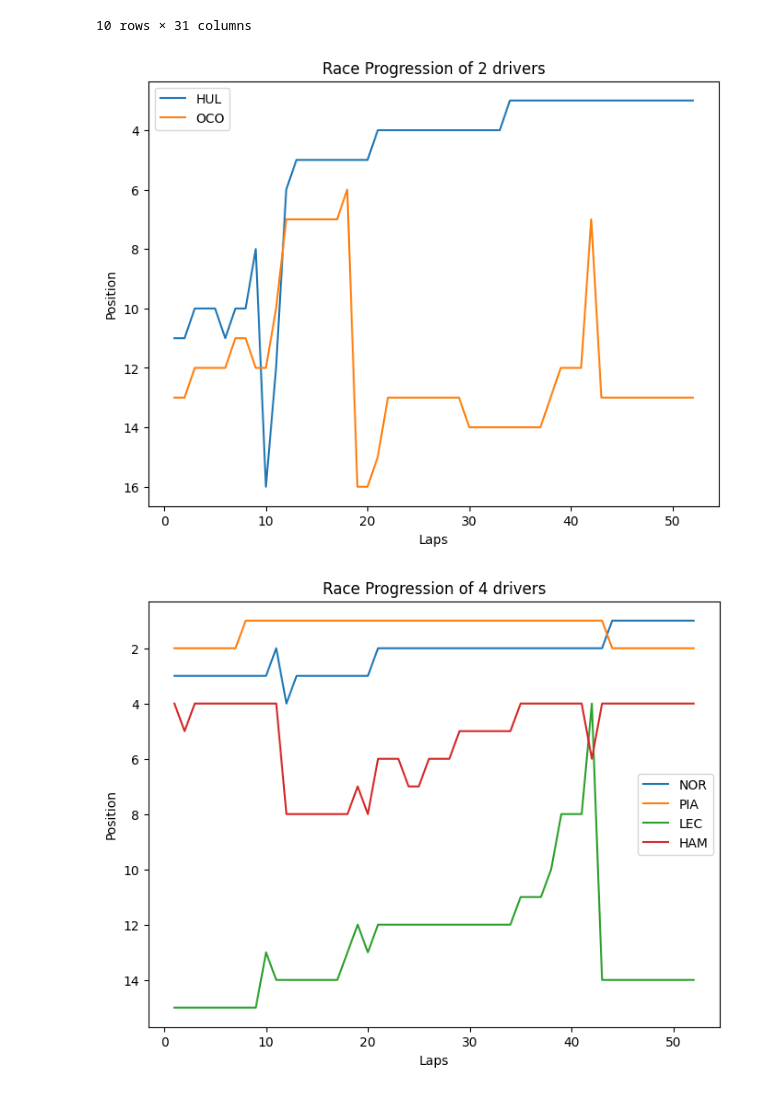
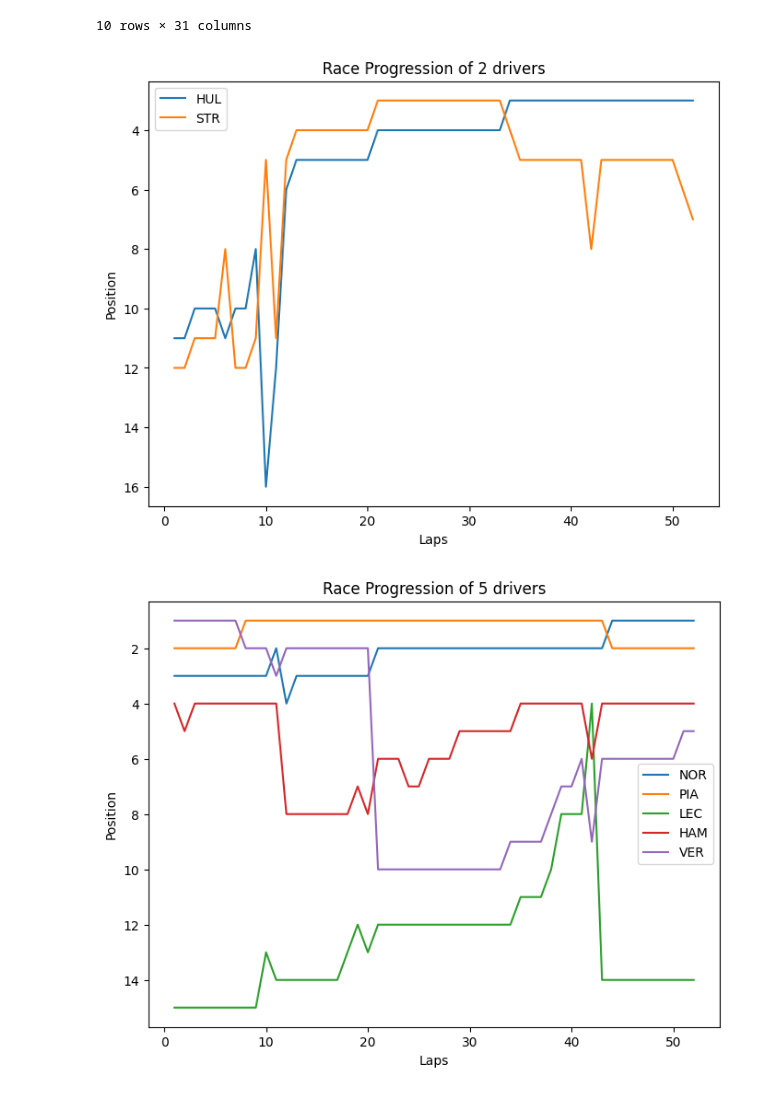
Before and after one commit to Mohandas-KJ/Slipstream-F1, a Jupyter notebook: 2026_British_GP/notebooks/01_results_and_laps.ipynb, the cells around one changed output. Cells and saved outputs as stored; diff of their text form; code cells hidden in the pictures.

```diff
--- a/2026_British_GP/notebooks/01_results_and_laps.ipynb
+++ b/2026_British_GP/notebooks/01_results_and_laps.ipynb
@@ -349,7 +348,7 @@ R_Laps.head(5)
 5 rows × 31 columns
 # %%
 # Import Drivers
-hul,oco,nor,pia,lec,ham = slipclassify.pick_athletes(R_Laps,["HUL","OCO","NOR","PIA","LEC","HAM"])
+hul,stro,nor,pia,lec,ham,ver = slipclassify.pick_athletes(R_Laps,["HUL","STR","NOR","PIA","LEC","HAM","VER"])
 
 # Test
 lec.head(10)
@@ -368,11 +367,11 @@ lec.head(10)
 10 rows × 31 columns
 # %%
 # Plot showing the 2 Contenders
-slplot.plot_race_progression([hul,oco])
+slplot.plot_race_progression([hul,stro])
 # %% [output]
-[figure, old version]
+[figure, new version]
 # %%
 # Plots showing The Top grid
-slplot.plot_race_progression([nor,pia,lec,ham])
+slplot.plot_race_progression([nor,pia,lec,ham,ver])
 # %% [output]
-[figure, old version]
+[figure, new version]
```
Also changed, not shown: parts of 2 cells of this notebook.
